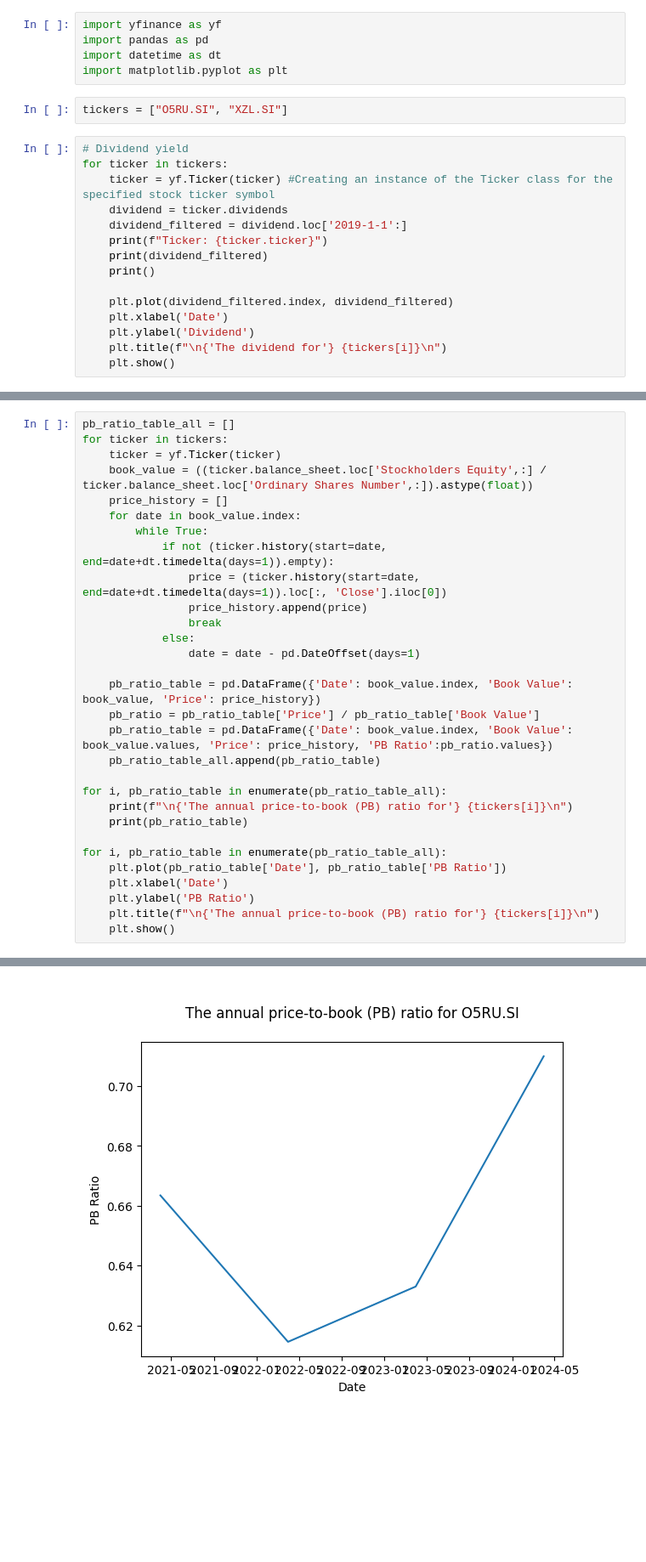
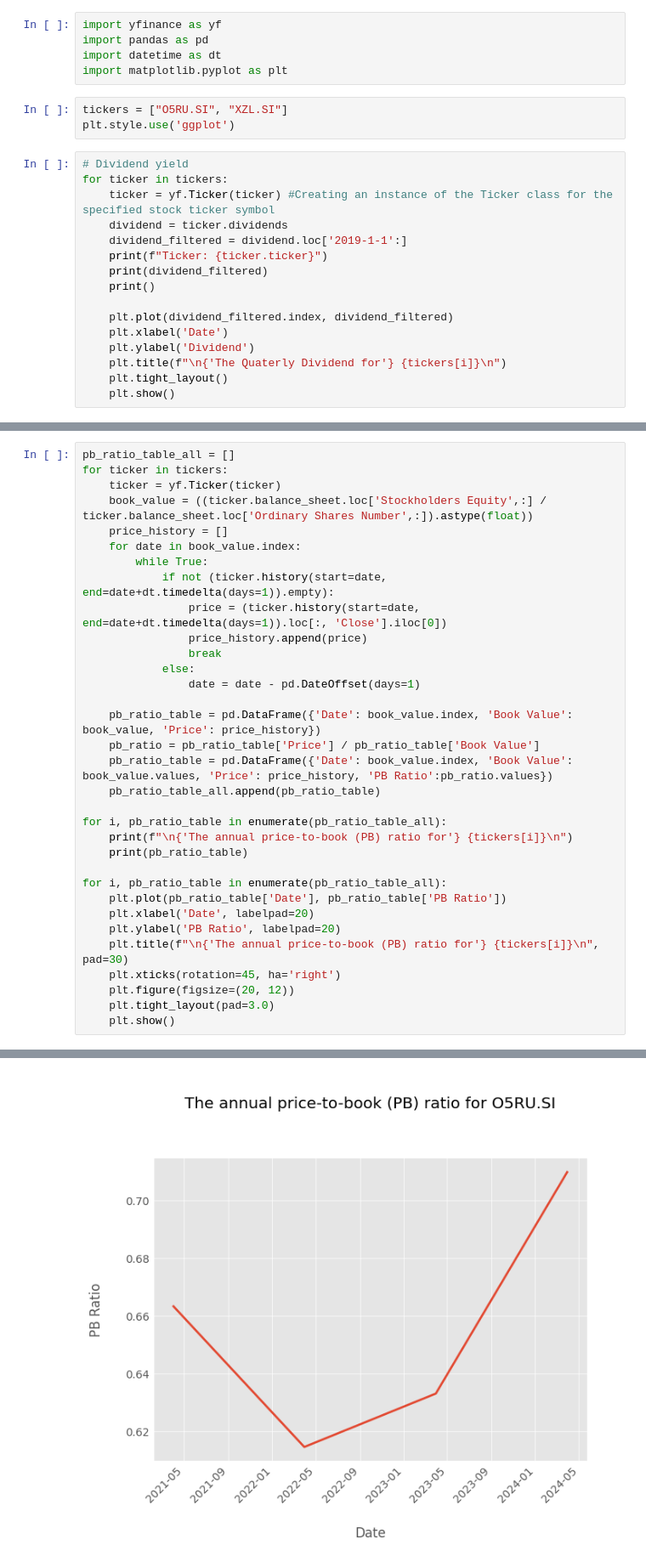
Before and after one commit to GenevieveLee/Stock-Screening-and-Recommendation-System, a Jupyter notebook: stockScreeningSystem.ipynb, the cells around one changed output, grey strips where cells are left out. Shown at 85% size. Cells and saved outputs as stored; diff of their text form; blank space fills up the shorter version.

```diff
--- a/stockScreeningSystem.ipynb
+++ b/stockScreeningSystem.ipynb
@@ -10,6 +10,7 @@ import datetime as dt
 import matplotlib.pyplot as plt
 # %%
 tickers = ["O5RU.SI", "XZL.SI"]
+plt.style.use('ggplot')
 # %%
 # Dividend yield
 for ticker in tickers:
@@ -23,7 +24,8 @@ for ticker in tickers:
     plt.plot(dividend_filtered.index, dividend_filtered)
     plt.xlabel('Date')
     plt.ylabel('Dividend')
-    plt.title(f"\n{'The dividend for'} {tickers[i]}\n")
+    plt.title(f"\n{'The Quaterly Dividend for'} {tickers[i]}\n")
+    plt.tight_layout()
     plt.show()
 # %% [output]
 Ticker: O5RU.SI
@@ -133,9 +150,12 @@ for i, pb_ratio_table in enumerate(pb_ratio_table_all):
 
 for i, pb_ratio_table in enumerate(pb_ratio_table_all):
     plt.plot(pb_ratio_table['Date'], pb_ratio_table['PB Ratio'])
-    plt.xlabel('Date')
-    plt.ylabel('PB Ratio')
-    plt.title(f"\n{'The annual price-to-book (PB) ratio for'} {tickers[i]}\n")
+    plt.xlabel('Date', labelpad=20)
+    plt.ylabel('PB Ratio', labelpad=20)
+    plt.title(f"\n{'The annual price-to-book (PB) ratio for'} {tickers[i]}\n", pad=30)
+    plt.xticks(rotation=45, ha='right')
+    plt.figure(figsize=(20, 12))
+    plt.tight_layout(pad=3.0)
     plt.show()
 # %% [output]
 $O5RU.SI: possibly delisted; No price data found  (1d 2024-03-31 00:00:00 -> 2024-04-01 00:00:00)
@@ -158 +184 @@ The annual price-to-book (PB) ratio for O5RU.SI
-[figure, old version]
+[figure, new version]
```
Also changed, not shown: parts of 6 cells of this notebook.
